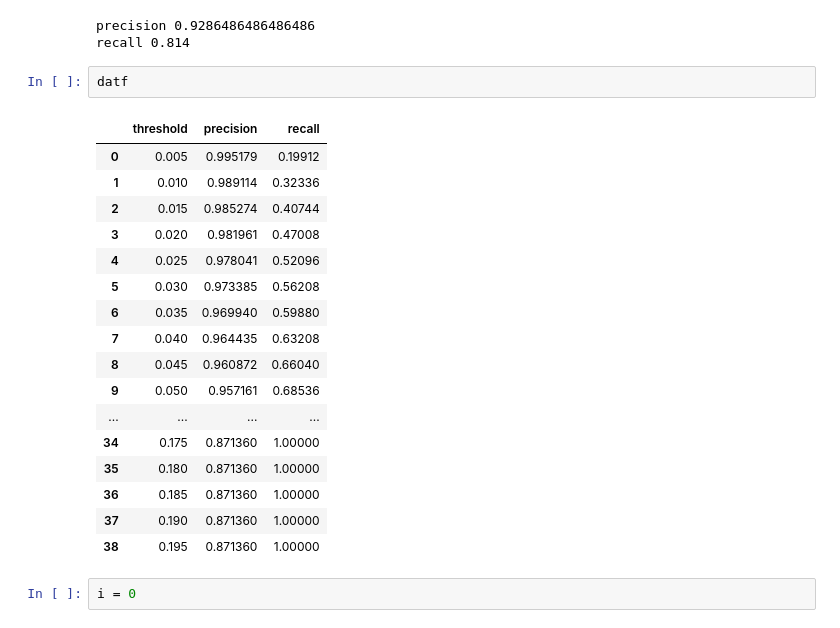
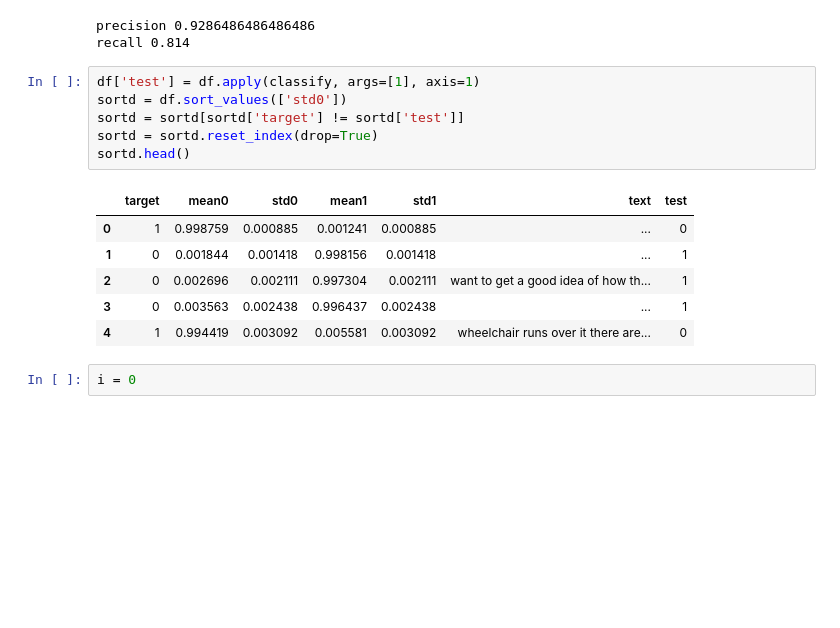
Before and after one commit to AxelBremer/DL4NLP, a Jupyter notebook: Joe.ipynb, the cells around one changed output. Cells and saved outputs as stored; diff of their text form; blank space fills up the shorter version.

```diff
--- a/Joe.ipynb
+++ b/Joe.ipynb
@@ -97,26 +97,19 @@ print('recall',recall)
 # %% [output]
 precision 0.9286486486486486
 recall 0.814
-# %%
-datf
-# %% [output]
-|  | threshold | precision | recall |
-| 0 | 0.005 | 0.995179 | 0.19912 |
-| 1 | 0.010 | 0.989114 | 0.32336 |
-| 2 | 0.015 | 0.985274 | 0.40744 |
-| 3 | 0.020 | 0.981961 | 0.47008 |
-| 4 | 0.025 | 0.978041 | 0.52096 |
-| 5 | 0.030 | 0.973385 | 0.56208 |
-| 6 | 0.035 | 0.969940 | 0.59880 |
-| 7 | 0.040 | 0.964435 | 0.63208 |
-| 8 | 0.045 | 0.960872 | 0.66040 |
-| 9 | 0.050 | 0.957161 | 0.68536 |
-| ... | ... | ... | ... |
-| 34 | 0.175 | 0.871360 | 1.00000 |
-| 35 | 0.180 | 0.871360 | 1.00000 |
-| 36 | 0.185 | 0.871360 | 1.00000 |
-| 37 | 0.190 | 0.871360 | 1.00000 |
-| 38 | 0.195 | 0.871360 | 1.00000 |
+# %%
+df['test'] = df.apply(classify, args=[1], axis=1)
+sortd = df.sort_values(['std0'])
+sortd = sortd[sortd['target'] != sortd['test']]
+sortd = sortd.reset_index(drop=True)
+sortd.head()
+# %% [output]
+|  | target | mean0 | std0 | mean1 | std1 | text | test |
+| 0 | 1 | 0.998759 | 0.000885 | 0.001241 | 0.000885 | ... | 0 |
+| 1 | 0 | 0.001844 | 0.001418 | 0.998156 | 0.001418 | ... | 1 |
+| 2 | 0 | 0.002696 | 0.002111 | 0.997304 | 0.002111 | want to get a good idea of how th... | 1 |
+| 3 | 0 | 0.003563 | 0.002438 | 0.996437 | 0.002438 | ... | 1 |
+| 4 | 1 | 0.994419 | 0.003092 | 0.005581 | 0.003092 | wheelchair runs over it there are... | 0 |
 # %%
 i = 0
 # %%
```
Also changed, not shown: parts of 2 cells of this notebook, 4 other files.
